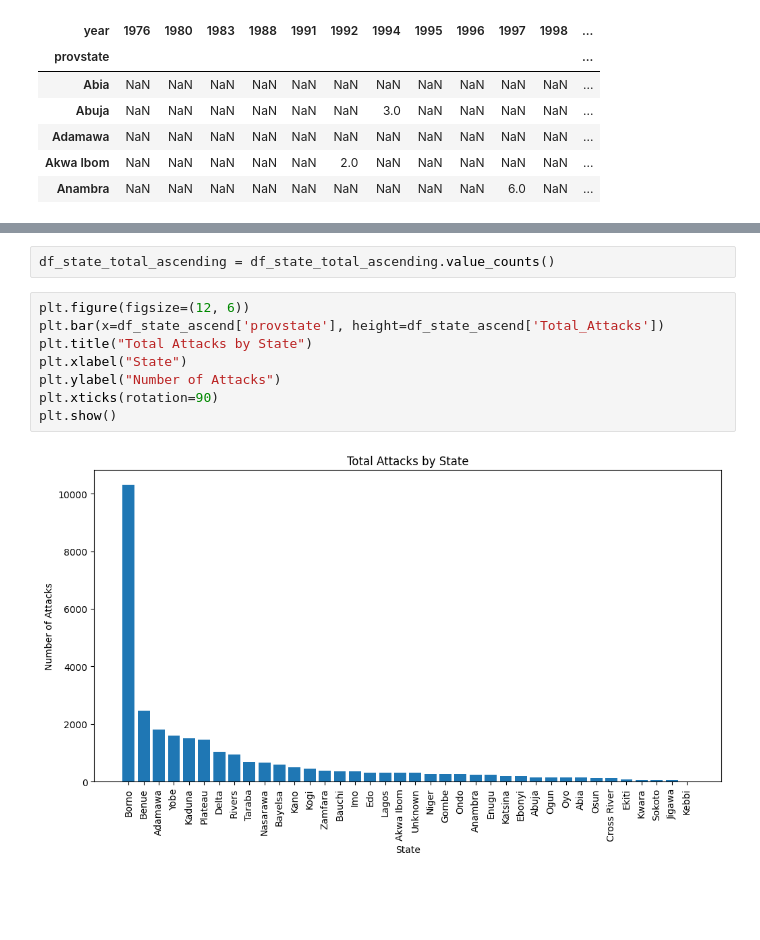
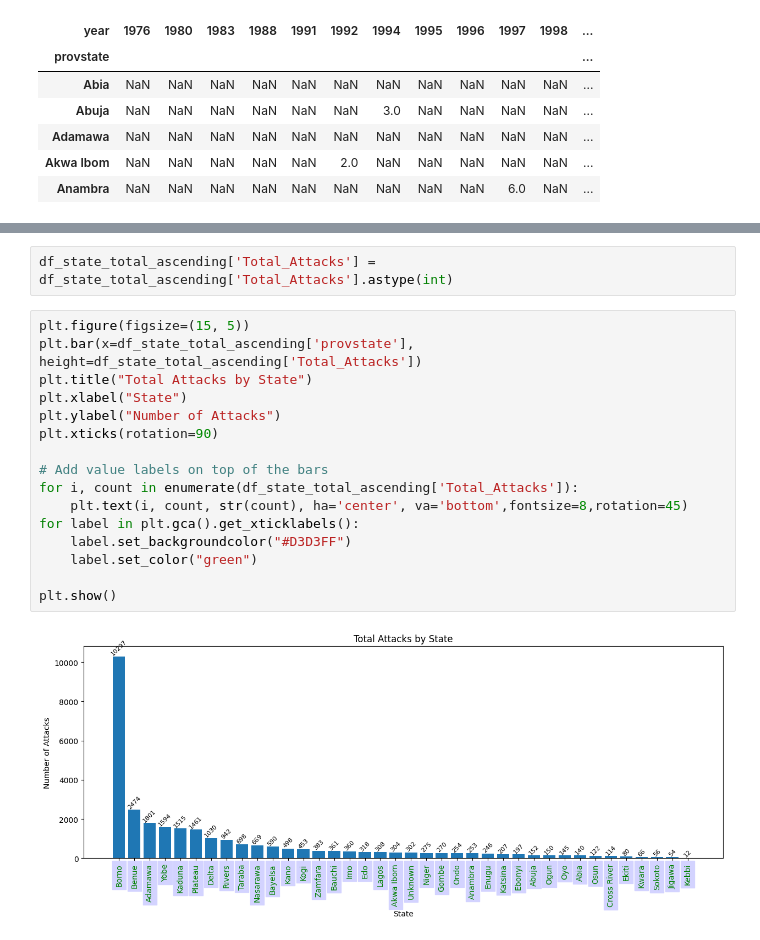
Before and after one commit to danishmeh/Project, a Jupyter notebook: omdena/3rd/terrorism.ipynb, the cells around one changed output, grey strips where cells are left out. Drawn from its saved outputs; the diff is of its cells as text; blank space fills up the shorter version.

```diff
--- a/omdena/3rd/terrorism.ipynb
+++ b/omdena/3rd/terrorism.ipynb
@@ -479,12 +467,20 @@ df_state_total_ascending
-# %%
-df_state_total_ascending = df_state_total_ascending.value_counts()
+# %%
+df_state_total_ascending['Total_Attacks'] = df_state_total_ascending['Total_Attacks'].astype(int)
 # %%
-plt.figure(figsize=(12, 6))
-plt.bar(x=df_state_ascend['provstate'], height=df_state_ascend['Total_Attacks'])
+plt.figure(figsize=(15, 5))
+plt.bar(x=df_state_total_ascending['provstate'], height=df_state_total_ascending['Total_Attacks'])
 plt.title("Total Attacks by State")
 plt.xlabel("State")
 plt.ylabel("Number of Attacks")
 plt.xticks(rotation=90)
+
+# Add value labels on top of the bars
+for i, count in enumerate(df_state_total_ascending['Total_Attacks']):
+    plt.text(i, count, str(count), ha='center', va='bottom',fontsize=8,rotation=45)
+for label in plt.gca().get_xticklabels():
+    label.set_backgroundcolor("#D3D3FF")
+    label.set_color("green")
+
 plt.show()
 # %% [output]
-[figure, old version]
+[figure, new version]
```
Also changed, not shown: parts of 10 cells of this notebook.
